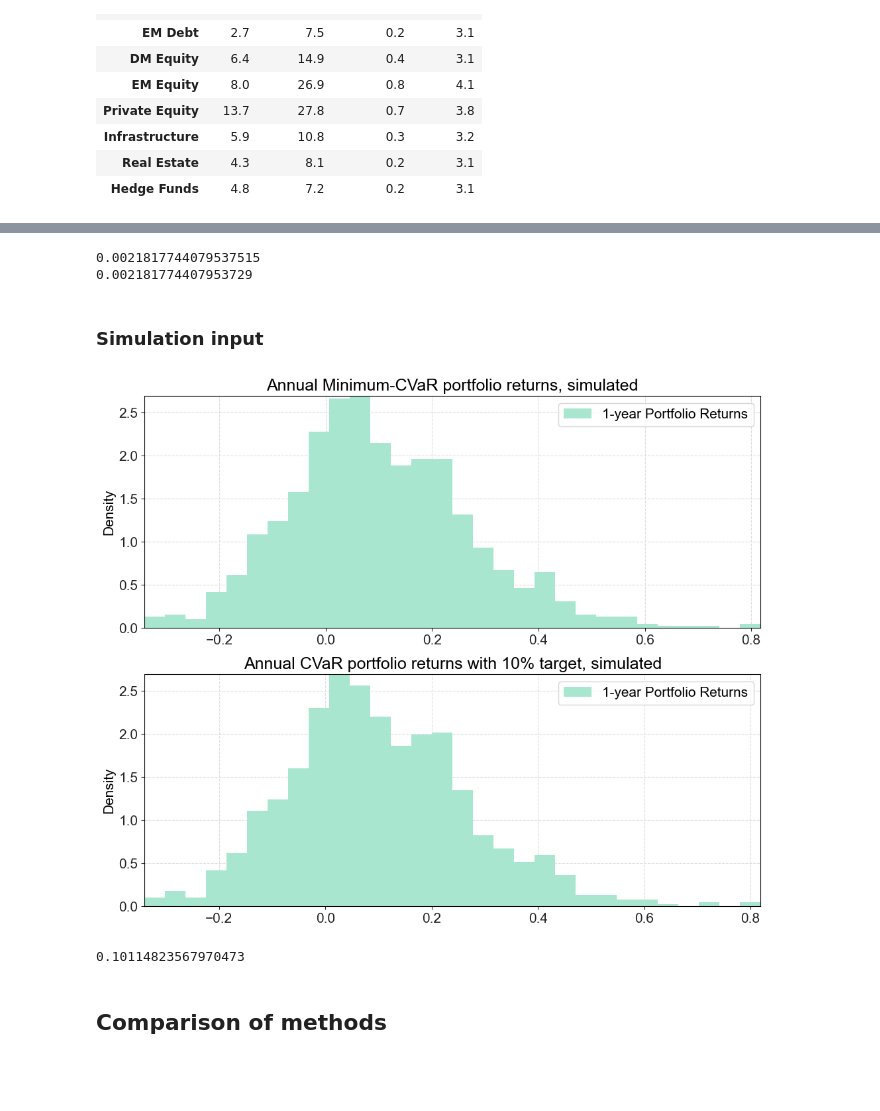
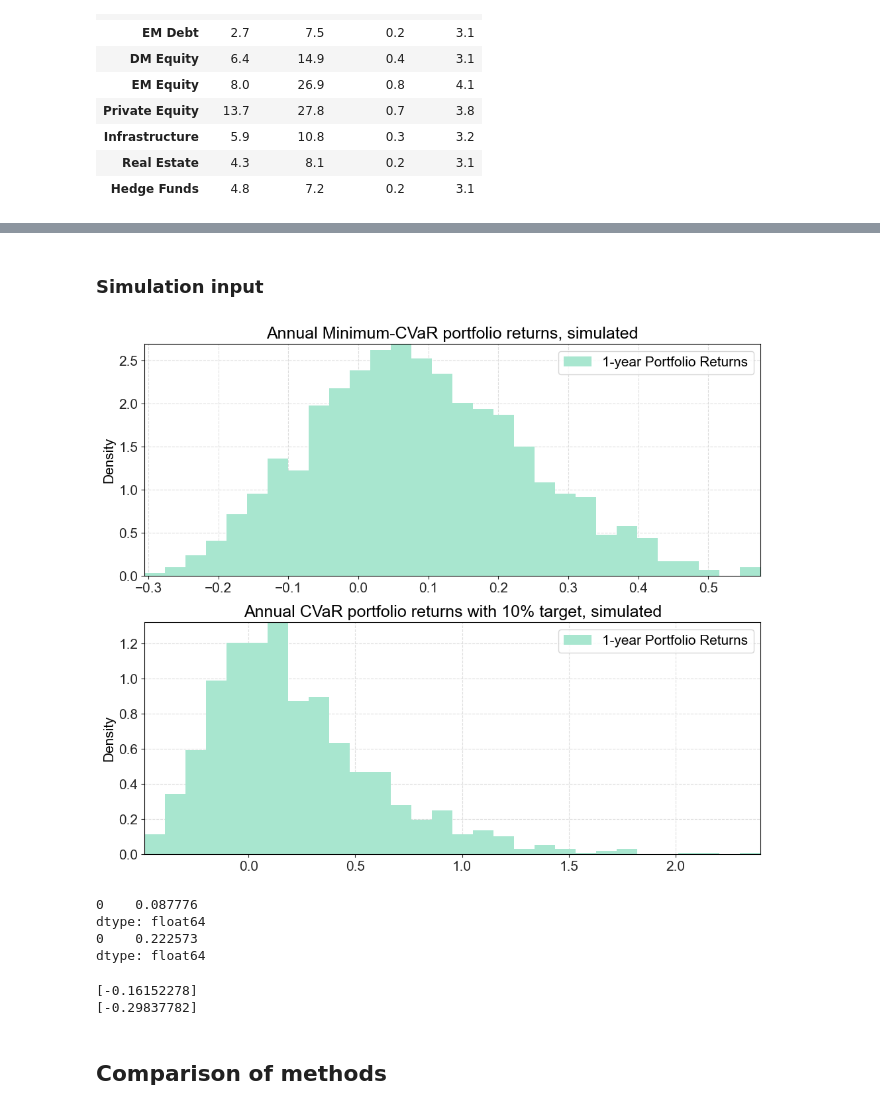
Before and after one commit to sophusmm/master_thesis, a Jupyter notebook: Main_new.ipynb, the cells around one changed output, grey strips where cells are left out. Drawn from its saved outputs; the diff is of its cells as text; code cells hidden in the pictures; blank space fills up the shorter version.

```diff
--- a/Main_new.ipynb
+++ b/Main_new.ipynb
@@ -820,6 +796,8 @@ Constraints:
 """
 # %% [output]
 '\nOptimization strategies:\n- Minimum-variance portfolio\n- Equal-weighted 1/N\n- Risk budgeting with equal risk contribution\n- Maximum Diversification\n- CVaR or mean-CVaR\n\nConstraints:\n- Portfo ...
+# %%
+max_weight = 0.25
 # %%
 """
 Import optimizers
@@ -858,0 +844,6 @@ plt.show()
+# %%
+mean = np.mean(simulated_returns_annual, axis=0)
+tangency_weights = calculate_tangency_portfolio(mean, cov_mat_simulations, risk_free_linear, max_weight)
+tangency_returns = calculate_portfolio_returns(tangency_weights, simulated_returns_annual)
+tangency_SR = (tangency_returns.mean()[0] - risk_free_linear) / (np.sqrt(tangency_weights @ cov_mat_simulations @ tangency_weights))
+tangency_SR
@@ -1001,48 +980,61 @@ mean_cvar_returns = calculate_portfolio_returns(mean_cvar_weights, simulated_ret
-# %%
-print(weekly_return_target)
-print((historical_returns @ mean_cvar_weights).mean())
-# %% [output]
-0.0021817744079537515
-0.002181774407953729
 # %% [markdown]
 ### Simulation input
 # %%
 # Constraints: Long-only & max 25% weight in individual asset
 
-S, I = simulated_returns.shape
+S, I = simulated_returns_annual.shape
 G_pf = np.vstack((np.eye(I), -np.eye(I)))
-h_pf = np.hstack((0.10 * np.ones(I), np.zeros(I))) # Upper bound 10% and lower bound 0%
+h_pf = np.hstack((max_weight * np.ones(I), np.zeros(I))) # Upper bound 25% and lower bound 0%
 p = np.ones((S, 1)) / S
 # %%
-ft.cvar_options['demean'] = False
-cvar_opt = ft.MeanCVaR(simulated_returns, G=G_pf, h=h_pf, p=p)
-w_min = cvar_opt.efficient_portfolio()
-w_min = w_min[:, 0] # change to vector
-annual_return_target = 0.10
-weekly_return_target = (1 + annual_return_target) ** (1/52) - 1
-w_target = cvar_opt.efficient_portfolio(return_target=weekly_return_target)
-w_target = w_target[:, 0]
+# Can use the following command; not recommended: ft.cvar_options['demean'] = False
+cvar_opt = ft.MeanCVaR(simulated_returns_annual, G=G_pf, h=h_pf, p=p)
+min_cvar_weights = cvar_opt.efficient_portfolio()
+min_cvar_weights = min_cvar_weights[:, 0] # change to vector
+
+mean_cvar_frontier = cvar_opt.efficient_frontier(50)
+
+# Finding max SR on efficient frontier
+vols = []
+for i in range(50):
+    w = mean_cvar_frontier[:, i]
+    vol = np.sqrt(w @ cov_mat_simulations @ w)
+    vols.append(vol)
+
+srs = (mean @ mean_cvar_frontier - risk_free_linear) / np.array(vols)
+max_index = np.argmax(srs) # index of maximum SR
+mean_cvar_weights = mean_cvar_frontier[:, max_index]
 # %%
-min_cvar_returns_sim = calculate_portfolio_returns_buy_and_hold(w_min, simulated_returns_3D)
-mean_cvar_returns_sim = calculate_portfolio_returns_buy_and_hold(w_target, simulated_returns_3D)
+min_cvar_returns = calculate_portfolio_returns(min_cvar_weights, simulated_returns_annual)
+mean_cvar_returns = calculate_portfolio_returns(mean_cvar_weights, simulated_returns_annual)
 
 # Plotting
 fig, ax = plt.subplots(2, 1, figsize=(12, 10))
-ax[0].hist(min_cvar_returns_sim["Total"], bins=30, density=True, label="1-year Portfolio Returns")
+ax[0].hist(min_cvar_returns, bins=30, density=True, label="1-year Portfolio Returns")
 ax[0].set(title="Annual Minimum-CVaR portfolio returns, simulated", ylabel="Density")
 ax[0].legend()
 
-ax[1].hist(mean_cvar_returns_sim["Total"], bins=30, density=True, label="1-year Portfolio Returns")
+ax[1].hist(mean_cvar_returns, bins=30, density=True, label="1-year Portfolio Returns")
 ax[1].set(title="Annual CVaR portfolio returns with 10% target, simulated", ylabel="Density")
 ax[1].legend()
 
 plt.show()
 # %% [output]
-[figure, old version]
+[figure, new version]
 # %%
-mean_cvar_returns_sim["Total"].mean()
+print(min_cvar_returns.mean())
+print(mean_cvar_returns.mean())
 # %% [output]
-0.10114823567970473
+0    0.087776
+dtype: float64
+0    0.222573
+dtype: float64
+# %%
+print(calculate_conditional_value_at_risk(min_cvar_returns.values, 0.1))
+print(calculate_conditional_value_at_risk(mean_cvar_returns.values, 0.1))
+# %% [output]
+[-0.16152278]
+[-0.29837782]
 # %% [markdown]
 ## Comparison of methods
 # %%
```
Also changed, not shown: parts of 70 cells of this notebook, 2 other files.
